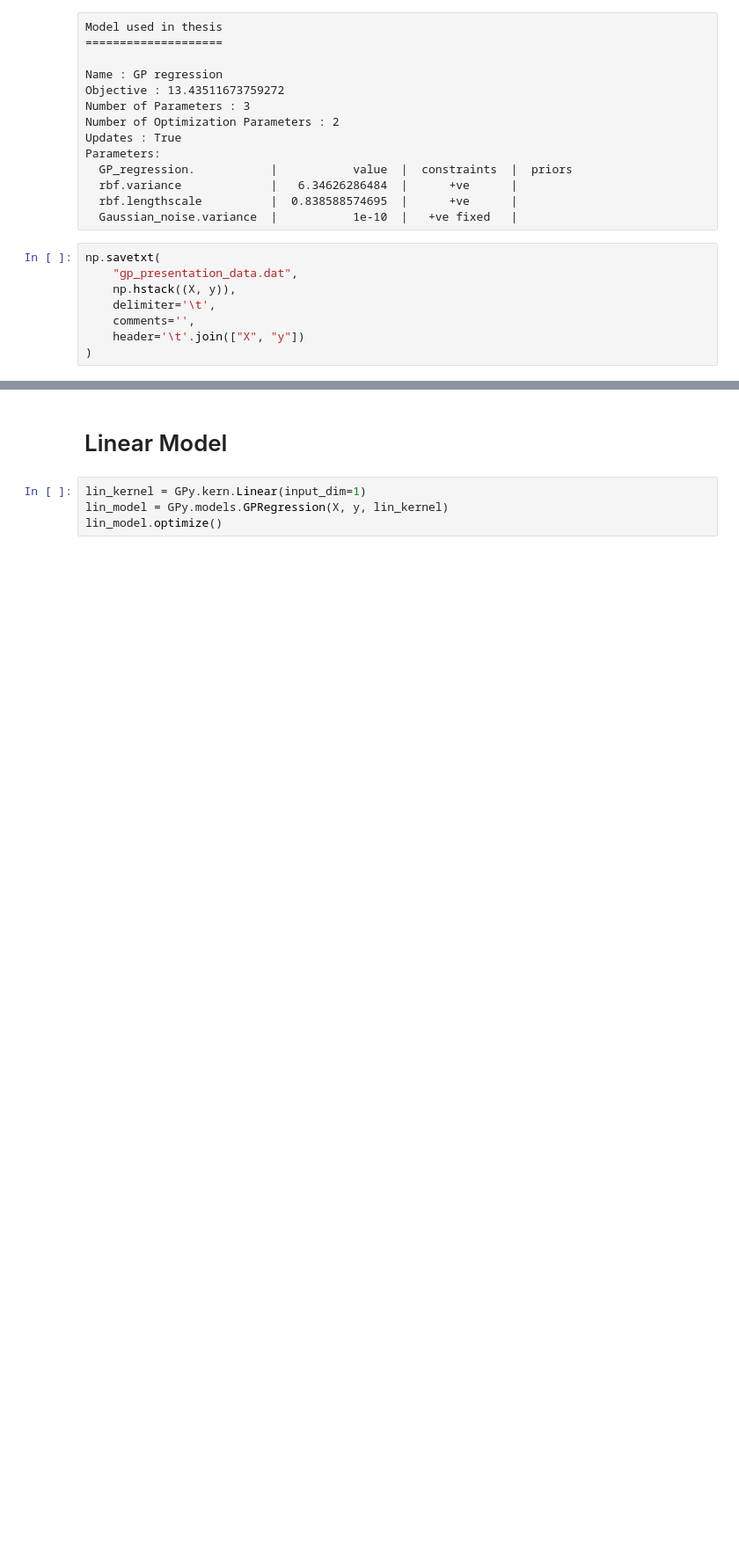
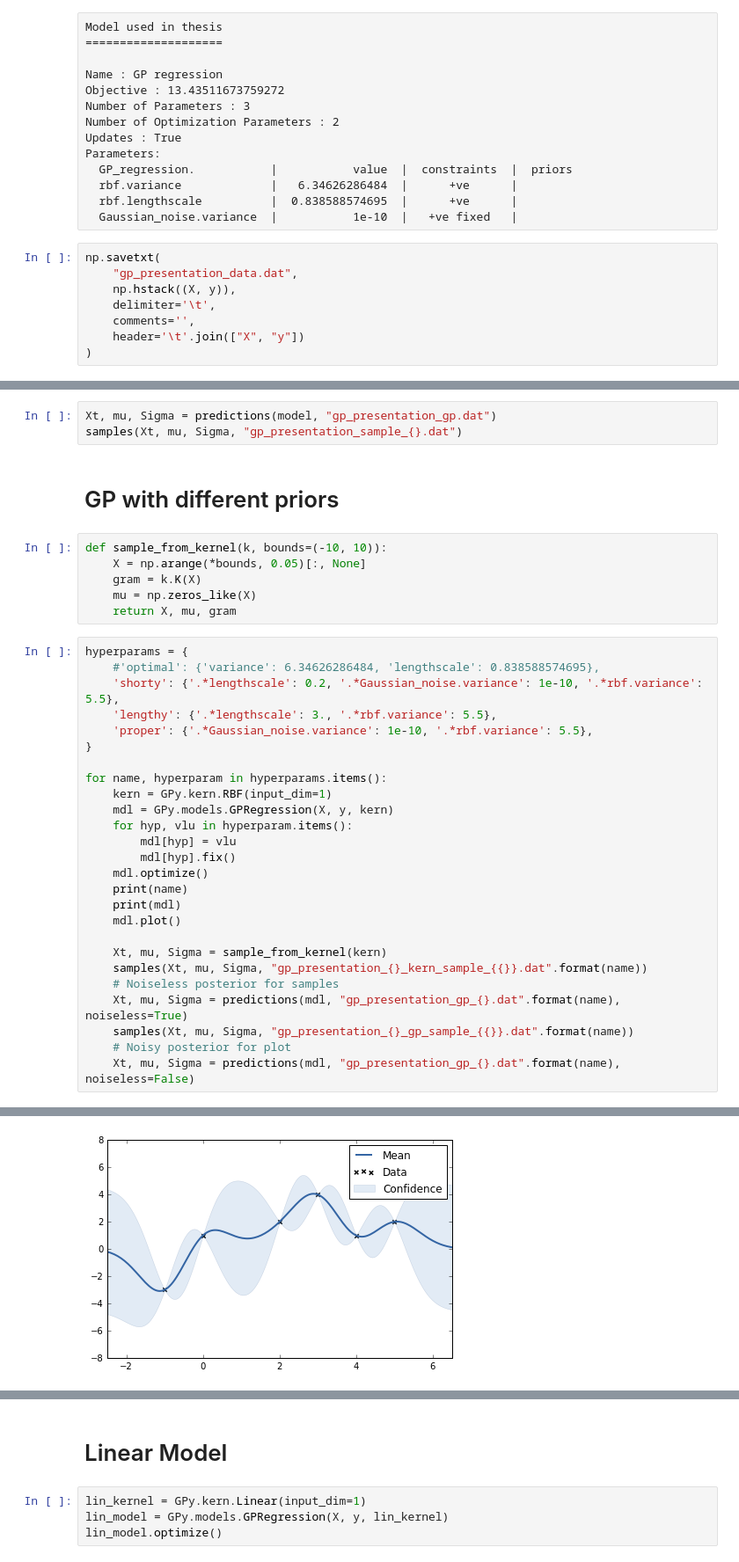
Before and after one commit to mrksr/masters-thesis, a Jupyter notebook: notebooks/GP_Presentation.ipynb, the cells around one changed output, grey strips where cells are left out. Shown: that part at 88% size. Drawn from its saved outputs; the diff is of its cells as text; blank space fills up the shorter version.

Commit message:
hyperparameter notebook

```diff
--- a/notebooks/GP_Presentation.ipynb
+++ b/notebooks/GP_Presentation.ipynb
@@ -79,0 +85,38 @@ for i in range(3):
+# %%
+Xt, mu, Sigma = predictions(model, "gp_presentation_gp.dat")
+samples(Xt, mu, Sigma, "gp_presentation_sample_{}.dat")
+# %% [markdown]
+# GP with different priors
+# %%
+def sample_from_kernel(k, bounds=(-10, 10)):
+    X = np.arange(*bounds, 0.05)[:, None]
+    gram = k.K(X)
+    mu = np.zeros_like(X)
+    return X, mu, gram
+# %%
+hyperparams = {
+    #'optimal': {'variance': 6.34626286484, 'lengthscale': 0.838588574695},
+    'shorty': {'.*lengthscale': 0.2, '.*Gaussian_noise.variance': 1e-10, '.*rbf.variance': 5.5},
+    'lengthy': {'.*lengthscale': 3., '.*rbf.variance': 5.5},
+    'proper': {'.*Gaussian_noise.variance': 1e-10, '.*rbf.variance': 5.5},
+}
+
+for name, hyperparam in hyperparams.items():
+    kern = GPy.kern.RBF(input_dim=1)
+    mdl = GPy.models.GPRegression(X, y, kern)
+    for hyp, vlu in hyperparam.items():
+        mdl[hyp] = vlu
+        mdl[hyp].fix()
+    mdl.optimize()
+    print(name)
+    print(mdl)
+    mdl.plot()
+
+    Xt, mu, Sigma = sample_from_kernel(kern)
+    samples(Xt, mu, Sigma, "gp_presentation_{}_kern_sample_{{}}.dat".format(name))
+    # Noiseless posterior for samples
+    Xt, mu, Sigma = predictions(mdl, "gp_presentation_gp_{}.dat".format(name), noiseless=True)
+    samples(Xt, mu, Sigma, "gp_presentation_{}_gp_sample_{{}}.dat".format(name))
+    # Noisy posterior for plot
+    Xt, mu, Sigma = predictions(mdl, "gp_presentation_gp_{}.dat".format(name), noiseless=False)
+# %% [output]
@@ -79,0 +152 @@ for i in range(3):
+[figure, added]
```
Also changed, not shown: parts of 9 cells of this notebook.
